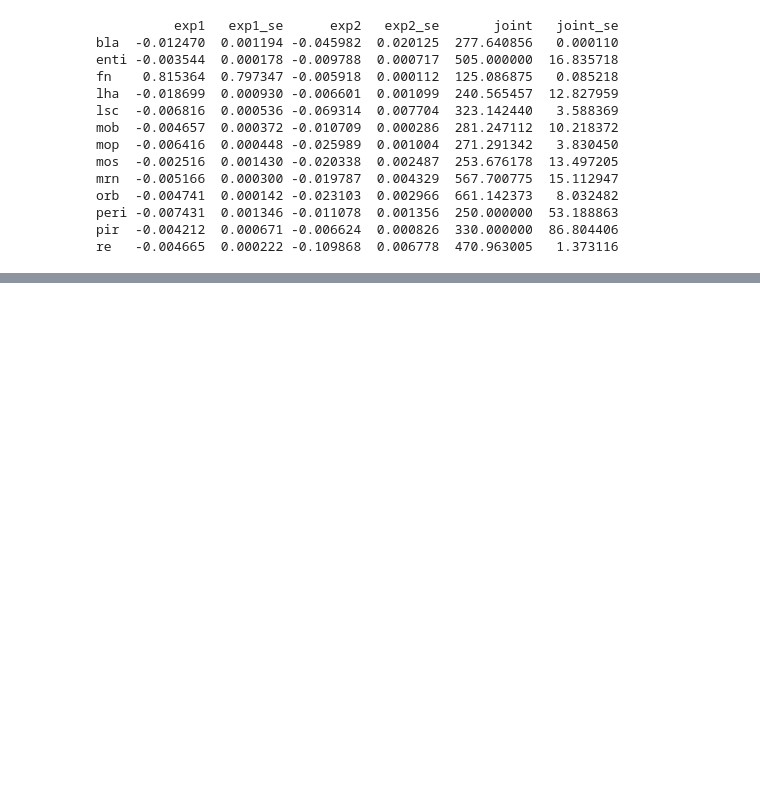
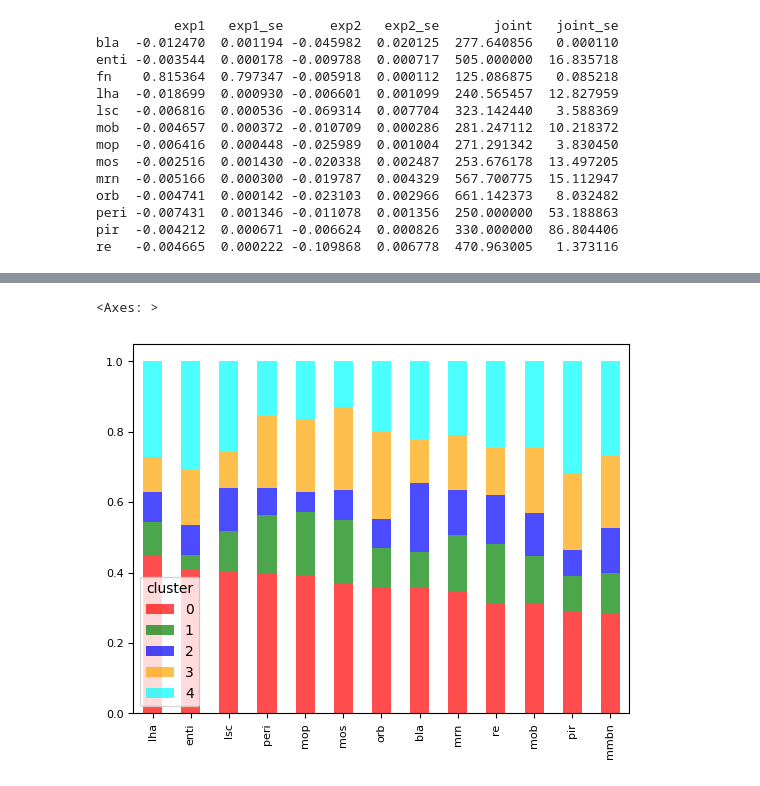
Before and after one commit to csndl-iitd/srg-tes-epilepsy-models, a Jupyter notebook: analysis/notebooks/Analyse Fit Fpt St Error.ipynb, the cells around one changed output, grey strips where cells are left out. Cells and saved outputs as stored; diff of their text form; code cells hidden in the pictures; blank space fills up the shorter version.

```diff
--- a/analysis/notebooks/Analyse Fit Fpt St Error.ipynb
+++ b/analysis/notebooks/Analyse Fit Fpt St Error.ipynb
@@ -1107,0 +1107,8 @@ reader.data_read_pkl('results/figures/fig4c_data.pkl')
+# %%
+colors=['red','green','blue','orange','cyan']
+data_b=data_b.rename(columns={'fn':'mmbn'}).T
+data_b=data_b.sort_values(by=0,ascending=False)
+data_b.plot(kind='bar',color=colors, stacked=True,alpha=0.7,fontsize=8)
+# %% [output]
+<Axes: >
+[figure, added]
```
Also changed, not shown: parts of 3 cells of this notebook, 1 other file.
